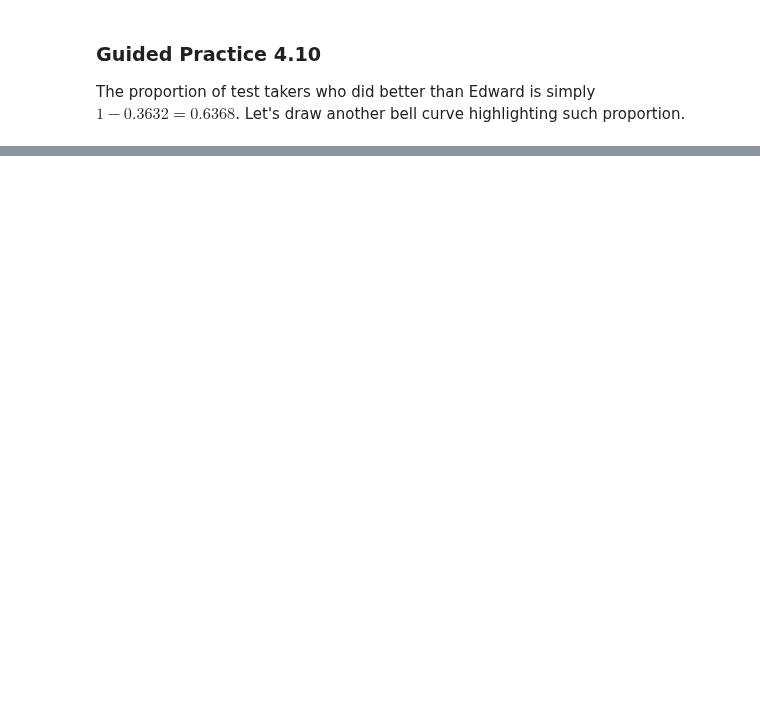
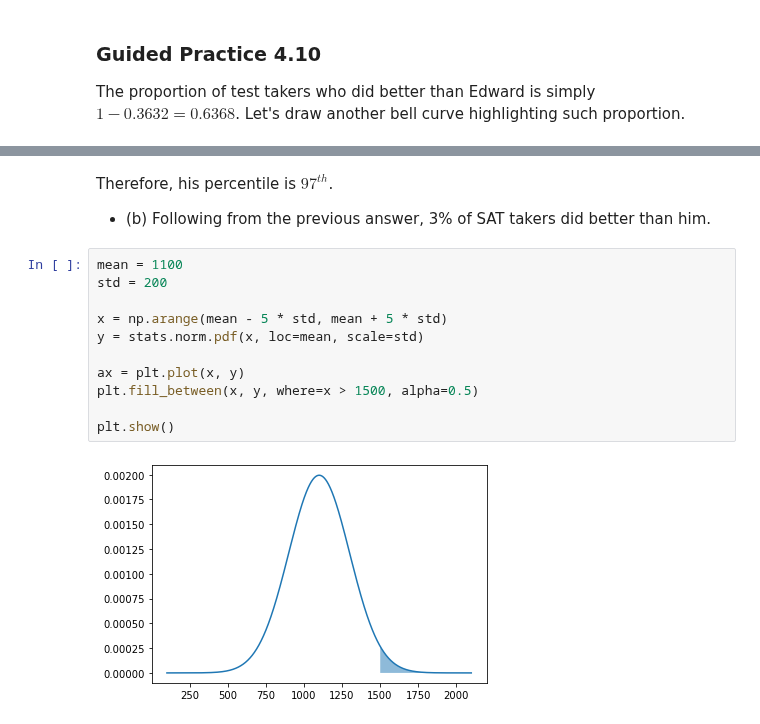
Before and after one commit to RiccardoMPesce/OpenIntro-Statistics-Excercises, a Jupyter notebook: chapter4/chapter4_walkthrough.ipynb, the cells around one changed output, grey strips where cells are left out. Saved outputs shown, nothing was run; the diff lists cells and outputs as text; blank space fills up the shorter version.

```diff
--- a/chapter4/chapter4_walkthrough.ipynb
+++ b/chapter4/chapter4_walkthrough.ipynb
@@ -75,0 +96,16 @@ plt.show()
+# %% [markdown]
+Therefore, his percentile is $97^{th}$.
+* (b) Following from the previous answer, 3% of SAT takers did better than him.
+# %%
+mean = 1100
+std = 200
+
+x = np.arange(mean - 5 * std, mean + 5 * std)
+y = stats.norm.pdf(x, loc=mean, scale=std)
+
+ax = plt.plot(x, y)
+plt.fill_between(x, y, where=x > 1500, alpha=0.5)
+
+plt.show()
+# %% [output]
+[figure, added]
```
Also changed, not shown: parts of 14 cells of this notebook.
